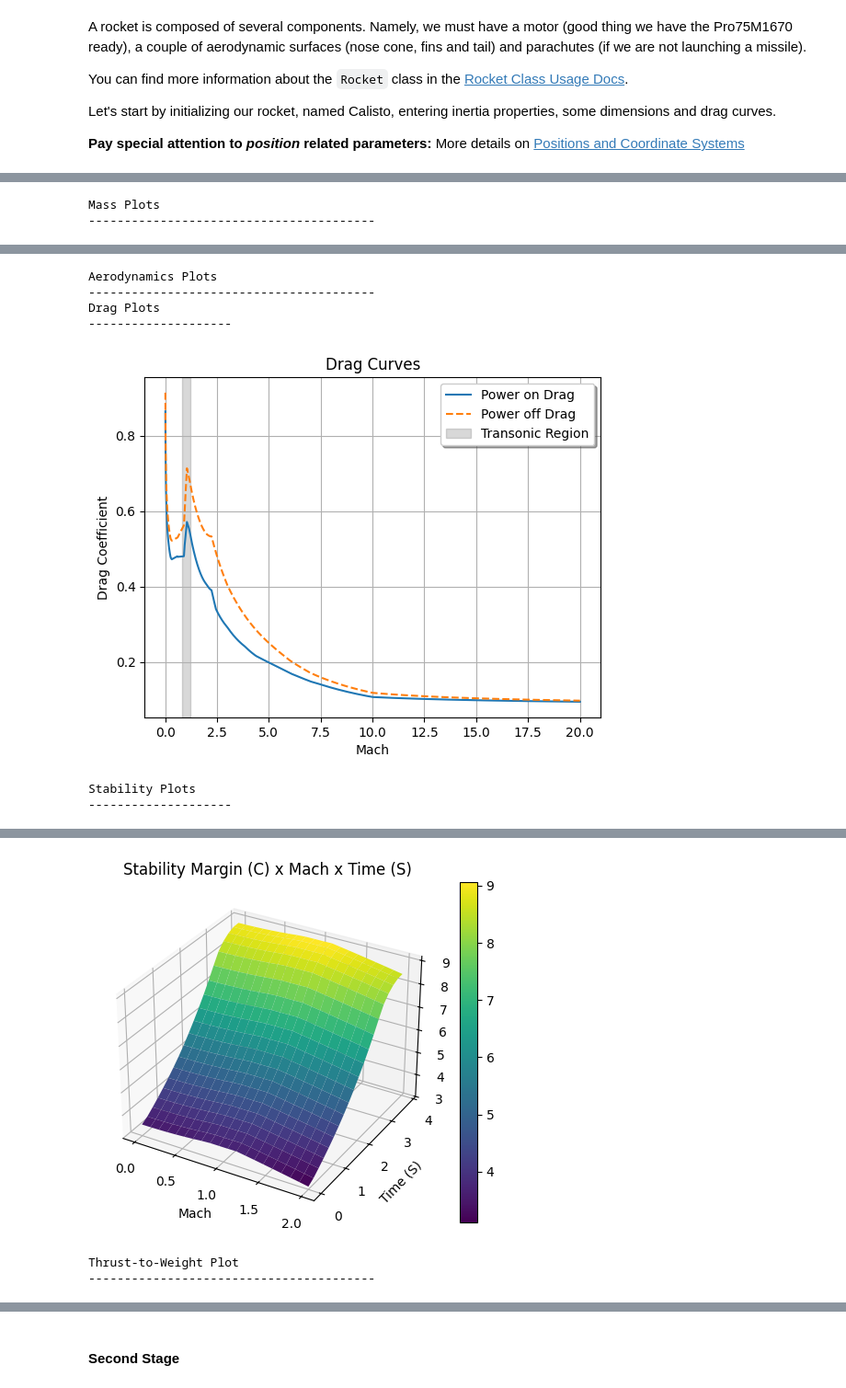
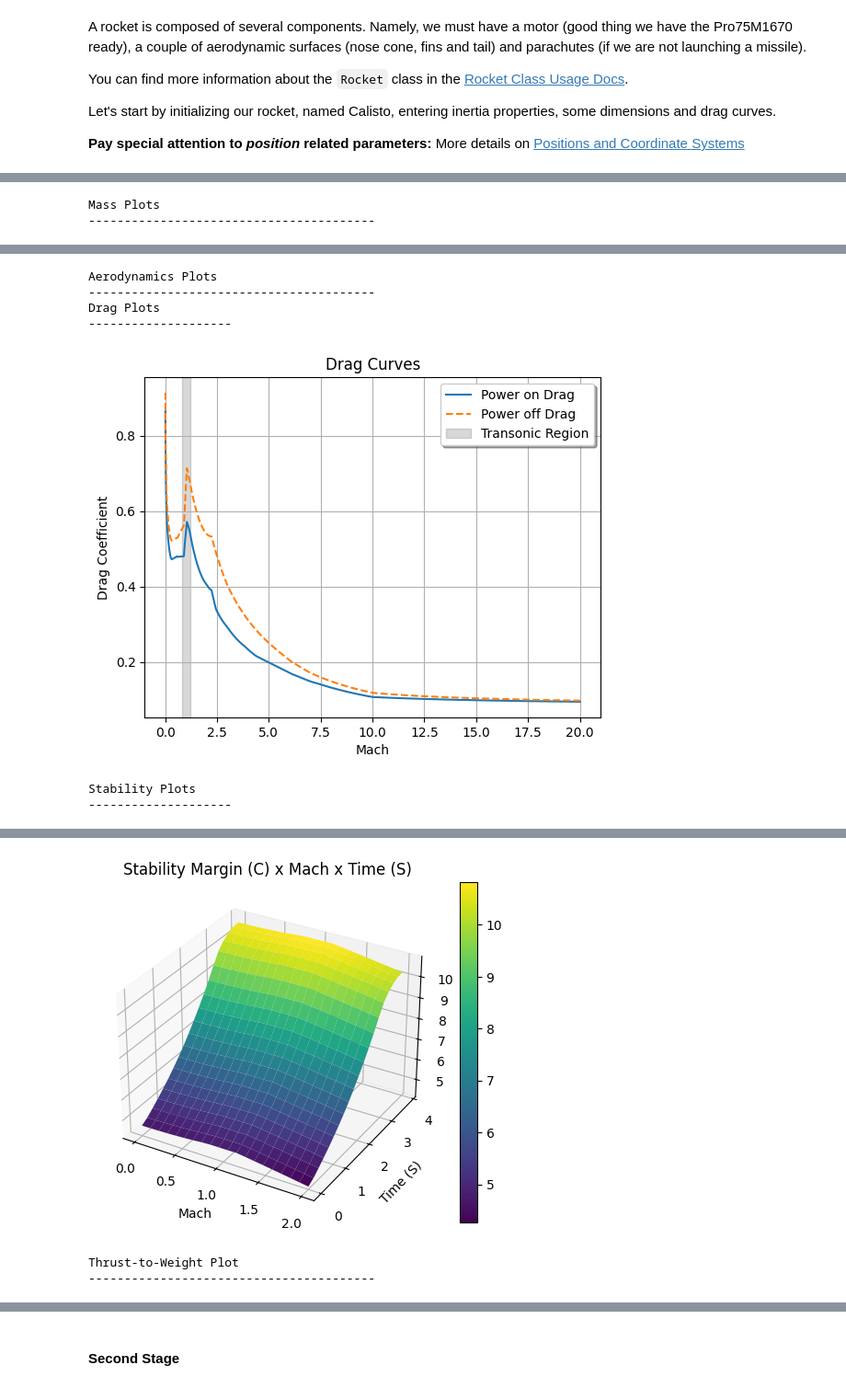
Before and after one commit to Berger-Stefan/rocketpy_spaceshoot, a Jupyter notebook: simulation.ipynb, the cells around one changed output, grey strips where cells are left out. Shown at 92% size. Cells and saved outputs as stored; diff of their text form; code cells hidden in the pictures.

```diff
--- a/simulation.ipynb
+++ b/simulation.ipynb
@@ -74,8 +74,8 @@ See [Solid Motor Class Usage Docs](https://docs.rocketpy.org/en/latest/user/moto
 # Booster first stage
 ProN5500 = SolidMotor(
     thrust_source="files/n5500.eng",
-    dry_mass= 5.599,
-    dry_inertia=(1.024, 1.024, 0.011),
+    dry_mass= 5.644,
+    dry_inertia=(1.00, 1.00, 0.011),
     nozzle_radius=0.049149,
     grain_number=6,
     grain_density=1743,
@@ -194,16 +194,16 @@ More details on [Positions and Coordinate Systems](https://docs.rocketpy.org/en/
 # IMPORTANT: modify the file paths below to match your own system
 
 first_stage = Rocket(
-    radius= 0.05461, # TODO how to deal with the radius? No transition possible (but should be account for in the drag file)
-    mass= 5.426, # TODO
-    inertia=(6.321, 6.321, 0.034), # TODO
+    radius= 0.049, # TODO how to deal with the radius? No transition possible (but should be account for in the drag file)
+    mass= 5.623,
+    inertia=(2.63, 2.63, 0.005),
     power_off_drag="files/first_stage_off.csv",
     power_on_drag="files/first_stage_on.csv",
     center_of_mass_without_motor=0,
     coordinate_system_orientation="nose_to_tail",
 )
 
-first_stage.add_motor(ProN5500, position=3.3528) # TODO position
+first_stage.add_motor(ProN5500, position=3.3528)
 
 # TODO no launch tower option
 # rail_buttons = calisto.set_rail_buttons(
@@ -212,7 +212,7 @@ first_stage.add_motor(ProN5500, position=3.3528) # TODO position
 #     angular_position=45,
 # )
 
-nose_cone = first_stage.add_nose(length=0.254, kind="Von Karman", position=0) #TODO ogive is an option
+nose_cone = first_stage.add_nose(length=0.254, kind="Von Karman", position=0) #TODO give is an option
 
 # IMPORTANT: modify the file path below to match your own system
 fins_upper = first_stage.add_trapezoidal_fins(
@@ -221,7 +221,7 @@ fins_upper = first_stage.add_trapezoidal_fins(
     tip_chord=0.0762,
     span=0.0635,
     position=1.524,
-    cant_angle=0,
+    cant_angle=30,
     #airfoil=("NACA0012-radians.txt", "radians"), # optional
 )
 
@@ -231,7 +231,7 @@ fins_lower = first_stage.add_trapezoidal_fins(
     tip_chord=0.12192,
     span=0.1016,
     position=2.921,
-    cant_angle=0,
+    cant_angle=30,
     #airfoil=("NACA0012-radians.txt", "radians"), # optional
 )
 
@@ -270,3 +270,3 @@ Stability Plots
-[figure, old version]
+[figure, new version]
 Thrust-to-Weight Plot
 ----------------------------------------
```
Also changed, not shown: parts of 11 cells of this notebook, 4 other files.
